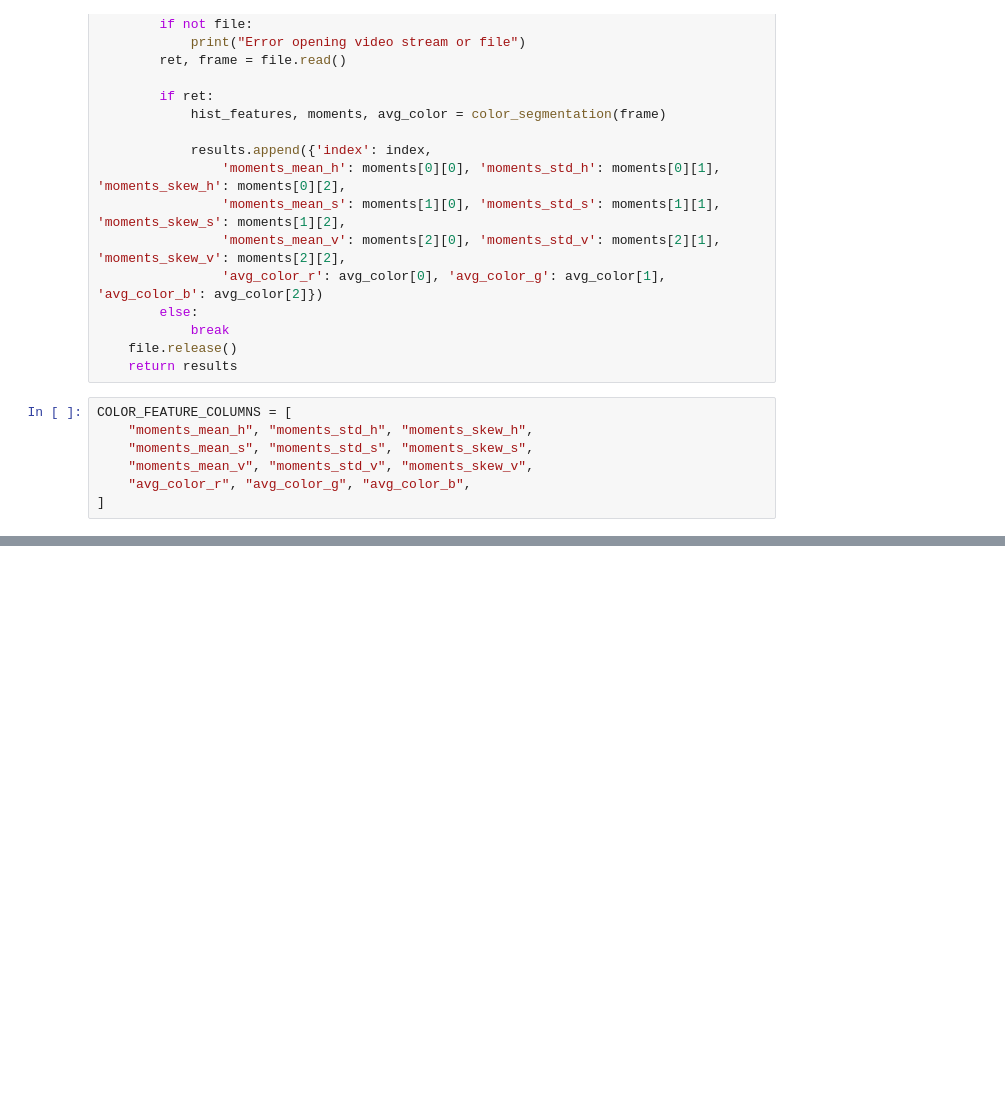
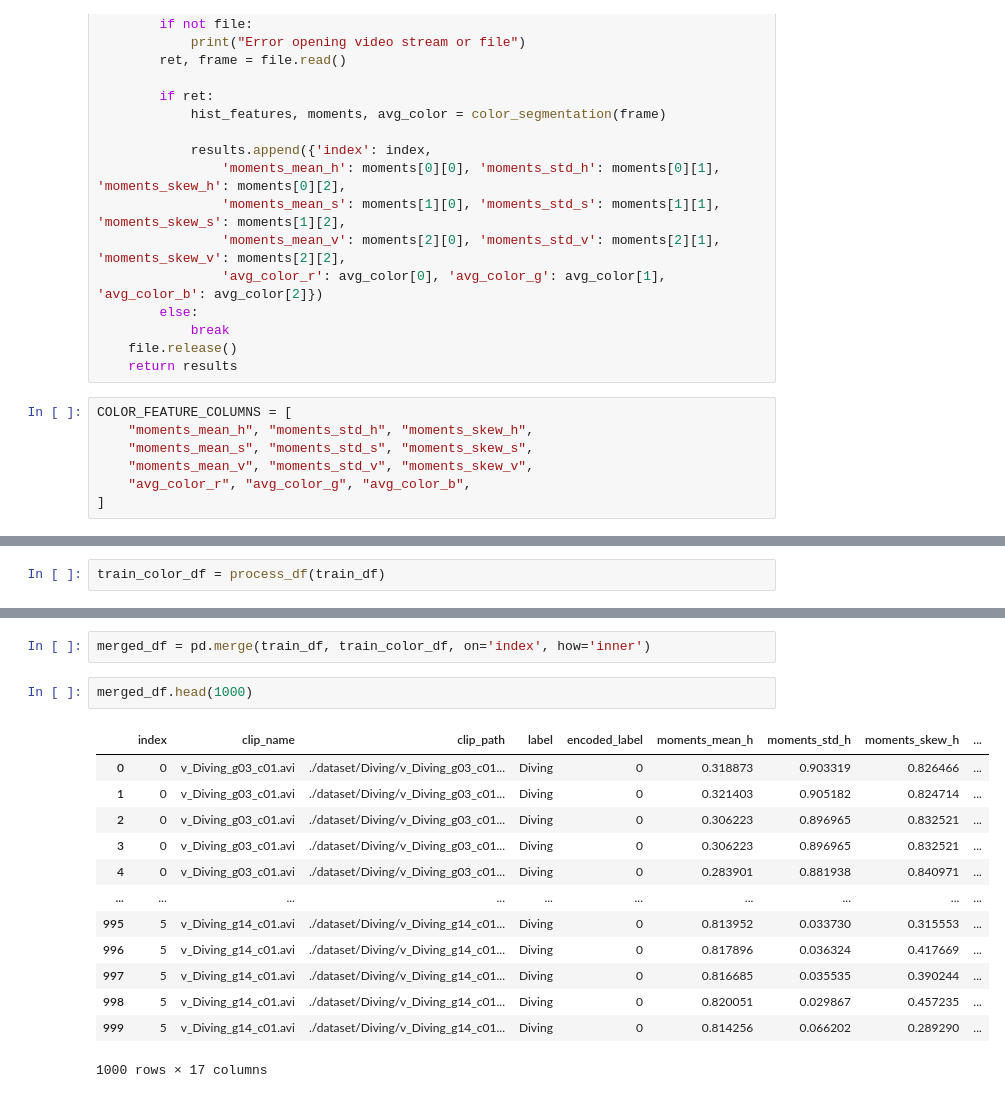
Before and after one commit to limo-756/Video-Analytics-Assignment1, a Jupyter notebook: per_frame_classifier.ipynb, the cells around one changed output, grey strips where cells are left out. Saved outputs shown, nothing was run; the diff lists cells and outputs as text; blank space fills up the shorter version.

```diff
--- a/per_frame_classifier.ipynb
+++ b/per_frame_classifier.ipynb
@@ -110,3 +114,5 @@ def process_df(df, is_test=False):
         else:
             color_df[COLOR_FEATURE_COLUMNS] = scaler.fit_transform(color_df[COLOR_FEATURE_COLUMNS])
     return color_df
+# %%
+train_color_df = process_df(train_df)
@@ -113,3 +172,21 @@ def process_df(df, is_test=False):
+# %%
+merged_df = pd.merge(train_df, train_color_df, on='index', how='inner')
+# %%
+merged_df.head(1000)
+# %% [output]
+|  | index | clip_name | clip_path | label | encoded_label | moments_mean_h | moments_std_h | moments_skew_h | ... |
+| 0 | 0 | v_Diving_g03_c01.avi | ./dataset/Diving/v_Diving_g03_c01... | Diving | 0 | 0.318873 | 0.903319 | 0.826466 | ... |
+| 1 | 0 | v_Diving_g03_c01.avi | ./dataset/Diving/v_Diving_g03_c01... | Diving | 0 | 0.321403 | 0.905182 | 0.824714 | ... |
+| 2 | 0 | v_Diving_g03_c01.avi | ./dataset/Diving/v_Diving_g03_c01... | Diving | 0 | 0.306223 | 0.896965 | 0.832521 | ... |
+| 3 | 0 | v_Diving_g03_c01.avi | ./dataset/Diving/v_Diving_g03_c01... | Diving | 0 | 0.306223 | 0.896965 | 0.832521 | ... |
+| 4 | 0 | v_Diving_g03_c01.avi | ./dataset/Diving/v_Diving_g03_c01... | Diving | 0 | 0.283901 | 0.881938 | 0.840971 | ... |
+| ... | ... | ... | ... | ... | ... | ... | ... | ... | ... |
+| 995 | 5 | v_Diving_g14_c01.avi | ./dataset/Diving/v_Diving_g14_c01... | Diving | 0 | 0.813952 | 0.033730 | 0.315553 | ... |
+| 996 | 5 | v_Diving_g14_c01.avi | ./dataset/Diving/v_Diving_g14_c01... | Diving | 0 | 0.817896 | 0.036324 | 0.417669 | ... |
+| 997 | 5 | v_Diving_g14_c01.avi | ./dataset/Diving/v_Diving_g14_c01... | Diving | 0 | 0.816685 | 0.035535 | 0.390244 | ... |
+| 998 | 5 | v_Diving_g14_c01.avi | ./dataset/Diving/v_Diving_g14_c01... | Diving | 0 | 0.820051 | 0.029867 | 0.457235 | ... |
+| 999 | 5 | v_Diving_g14_c01.avi | ./dataset/Diving/v_Diving_g14_c01... | Diving | 0 | 0.814256 | 0.066202 | 0.289290 | ... |
+1000 rows × 17 columns
 # %%
 svm_model = SVC(kernel='rbf', C=1.0, random_state=42, probability=True)
 rf_model = RandomForestClassifier(n_estimators=100, random_state=42)
```
Also changed, not shown: parts of 14 cells of this notebook, 1 other file.
